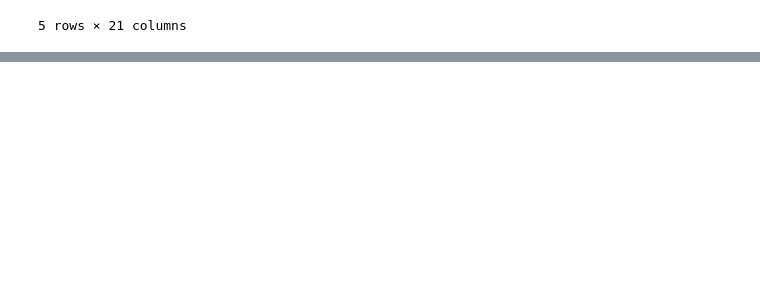
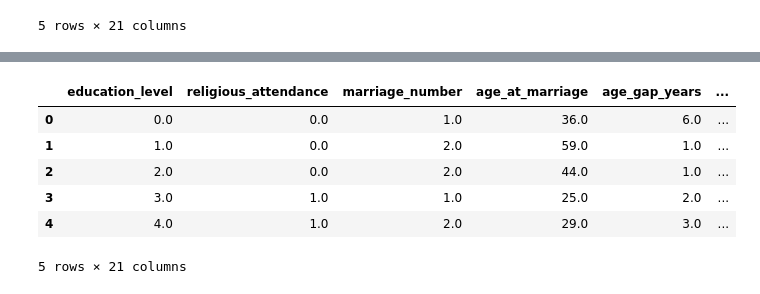
Before and after one commit to satyam2006-cmd/DataForge, a Jupyter notebook: Journey_milestones_and_mini_projects/Marriage or Relationship Longevity.ipynb, the cells around one changed output, grey strips where cells are left out. Drawn from its saved outputs; the diff is of its cells as text; code cells hidden in the pictures; blank space fills up the shorter version.

Commit message:
Day 42 Kaggle Notebook | Marriage / Relationship Longevity | Version 2

```diff
--- a/Journey_milestones_and_mini_projects/Marriage or Relationship Longevity.ipynb
+++ b/Journey_milestones_and_mini_projects/Marriage or Relationship Longevity.ipynb
@@ -155,0 +167,21 @@ df.head()
+# %%
+nominal = ['education_level', 'religious_attendance']
+
+edu_order = ['less_than_hs', 'some_college', 'high_school', 'bachelors', 'graduate']
+religious_order = ['never', 'rarely', 'monthly', 'weekly']
+# %%
+preprosses = ColumnTransformer(
+    transformers = [
+        (
+            'ordinal encoding',
+            OrdinalEncoder(categories = [edu_order, religious_order]),
+            nominal
+        )
+    ], remainder='passthrough'
+)
+# %%
+transformed_array = preprosses.fit_transform(df)
+column_names = preprosses.get_feature_names_out()
+# %%
+df = pd.DataFrame(transformed_array, columns=column_names)
+df.head()
@@ -155,0 +196,20 @@ df.head()
+# %%
+clean_column_names = [
+    'education_level', 'religious_attendance', 'marriage_number',
+    'age_at_marriage', 'age_gap_years', 'household_income_usd',
+    'financial_stress', 'both_employed', 'cohabited_before',
+    'premarital_counseling', 'child_before_marriage', 'n_children',
+    'criticism', 'contempt', 'defensiveness', 'stonewalling',
+    'repair_attempt_success', 'positive_negative_ratio',
+    'conflict_frequency_weekly', 'shared_activities_weekly', 'divorced'
+]
+df.columns = clean_column_names
+df.head()
+# %% [output]
+|  | education_level | religious_attendance | marriage_number | age_at_marriage | age_gap_years | ... |
+| 0 | 0.0 | 0.0 | 1.0 | 36.0 | 6.0 | ... |
+| 1 | 1.0 | 0.0 | 2.0 | 59.0 | 1.0 | ... |
+| 2 | 2.0 | 0.0 | 2.0 | 44.0 | 1.0 | ... |
+| 3 | 3.0 | 1.0 | 1.0 | 25.0 | 2.0 | ... |
+| 4 | 4.0 | 1.0 | 2.0 | 29.0 | 3.0 | ... |
+5 rows × 21 columns
```
Also changed, not shown: parts of 4 cells of this notebook.
